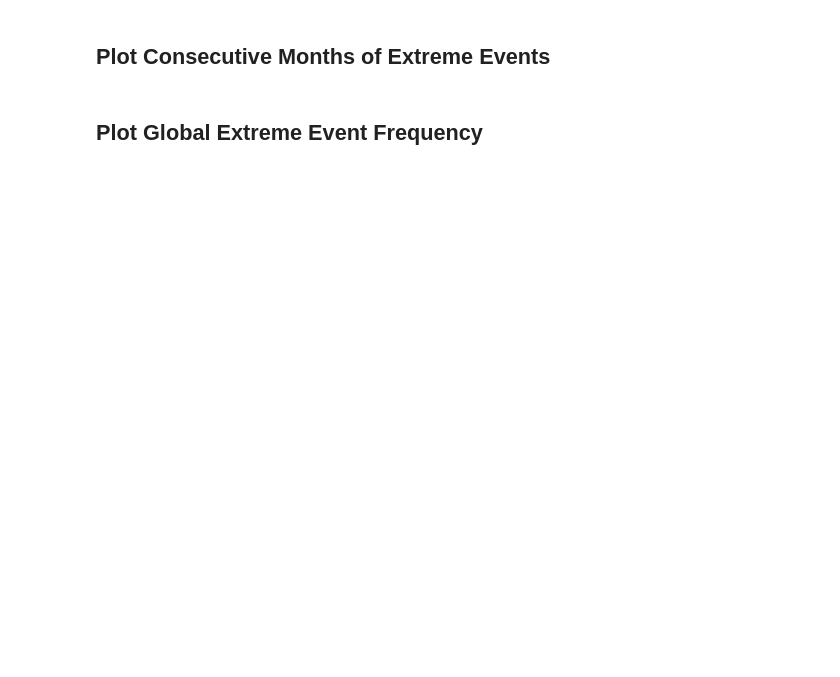
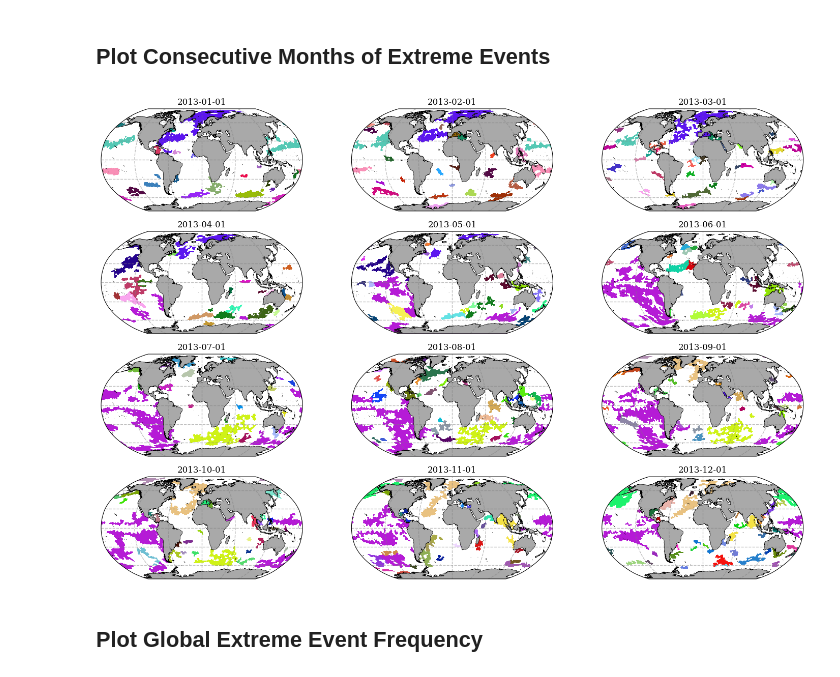
Before and after one commit to wienkers/marEx, a Jupyter notebook: examples/unstructured data/03_visualise_events.ipynb, the cells around one changed output. Cells and saved outputs as stored; diff of their text form; code cells hidden in the pictures; blank space fills up the shorter version.

```diff
--- a/examples/unstructured data/03_visualise_events.ipynb
+++ b/examples/unstructured data/03_visualise_events.ipynb
@@ -97,11 +266,20 @@ fig, ax = ID_field_subset.plotX.multi_plot(config, col="time", col_wrap=3);
 ## Plot Consecutive Months of Extreme Events
 # %%
 # Choose the first day of each month from a subset of the ID field
-ID_field_subset_day1 = ID_field.sel(time=slice("2013-01-01", "2013-12-31")).resample(time="MS").first()
+#
+# Selected directly rather than via resample(time="MS").first(): flox only implements
+# `first` for blockwise chunking, and the ID field arrives with one timestep per chunk,
+# so each month's group straddles ~30 chunks and the aggregation is rejected outright.
+# A daily series makes the selection identical anyway, and it reads 12 slices instead of
+# grouping the whole year.
+ID_field_year = ID_field.sel(time=slice("2013-01-01", "2013-12-31"))
+ID_field_subset_day1 = ID_field_year.isel(time=(ID_field_year.time.dt.day == 1))
 
 # Setup Plotting Configuration
 config = marEx.PlotConfig(plot_IDs=True)
 fig, ax = ID_field_subset_day1.plotX.multi_plot(config, col="time", col_wrap=3);
+# %% [output]
+[figure, added]
 # %% [markdown]
 ## Plot Global Extreme Event Frequency
 # %%
```
Also changed, not shown: parts of 26 cells of this notebook, 16 other files.
